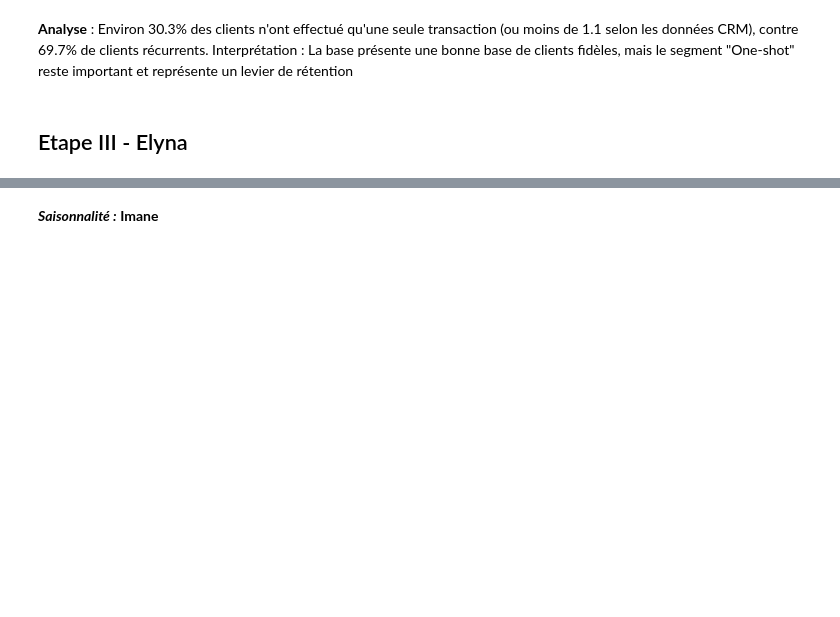
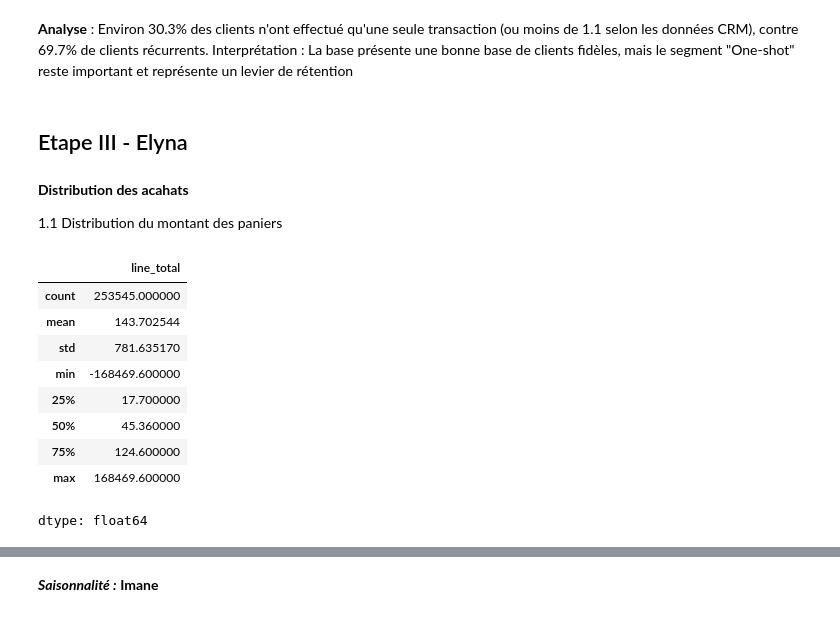
Before and after one commit to fds-imane/Data_Marketing, a Jupyter notebook: data_marketing.ipynb, the cells around one changed output, grey strips where cells are left out. Cells and saved outputs as stored; diff of their text form; code cells hidden in the pictures; blank space fills up the shorter version.

```diff
--- a/data_marketing.ipynb
+++ b/data_marketing.ipynb
@@ -481,3 +481,24 @@ Clients Récurrents : 34872 (69.7%)
 Interprétation : La base présente une bonne base de clients fidèles, mais le segment "One-shot" reste important et représente un levier de rétention
 # %% [markdown]
 ## Etape III - Elyna
+# %% [markdown]
+**Distribution des acahats**
+
+1.1 Distribution du montant des paniers
+# %%
+# Ajouter line-total pour voir le total vente par ligne
+transactions["line_total"] = transactions["quantity"] * transactions["unit_price"]
+# Ajouter la variable invoice_totals pour le total d'une facture
+invoice_totals = transactions.groupby("invoice_id")["line_total"].sum()
+invoice_totals.describe()
+# %% [output]
+|  | line_total |
+| count | 253545.000000 |
+| mean | 143.702544 |
+| std | 781.635170 |
+| min | -168469.600000 |
+| 25% | 17.700000 |
+| 50% | 45.360000 |
+| 75% | 124.600000 |
+| max | 168469.600000 |
+dtype: float64
```
Also changed, not shown: parts of 27 cells of this notebook.
